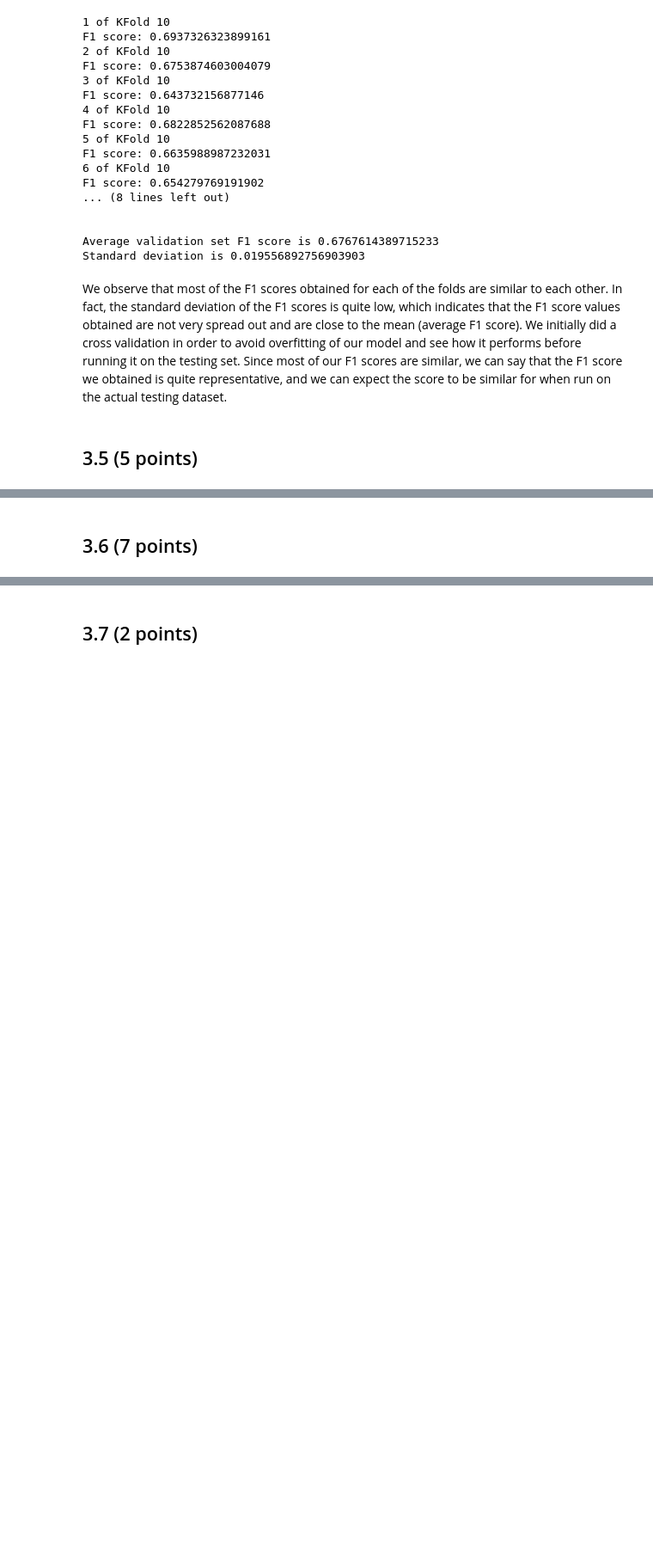
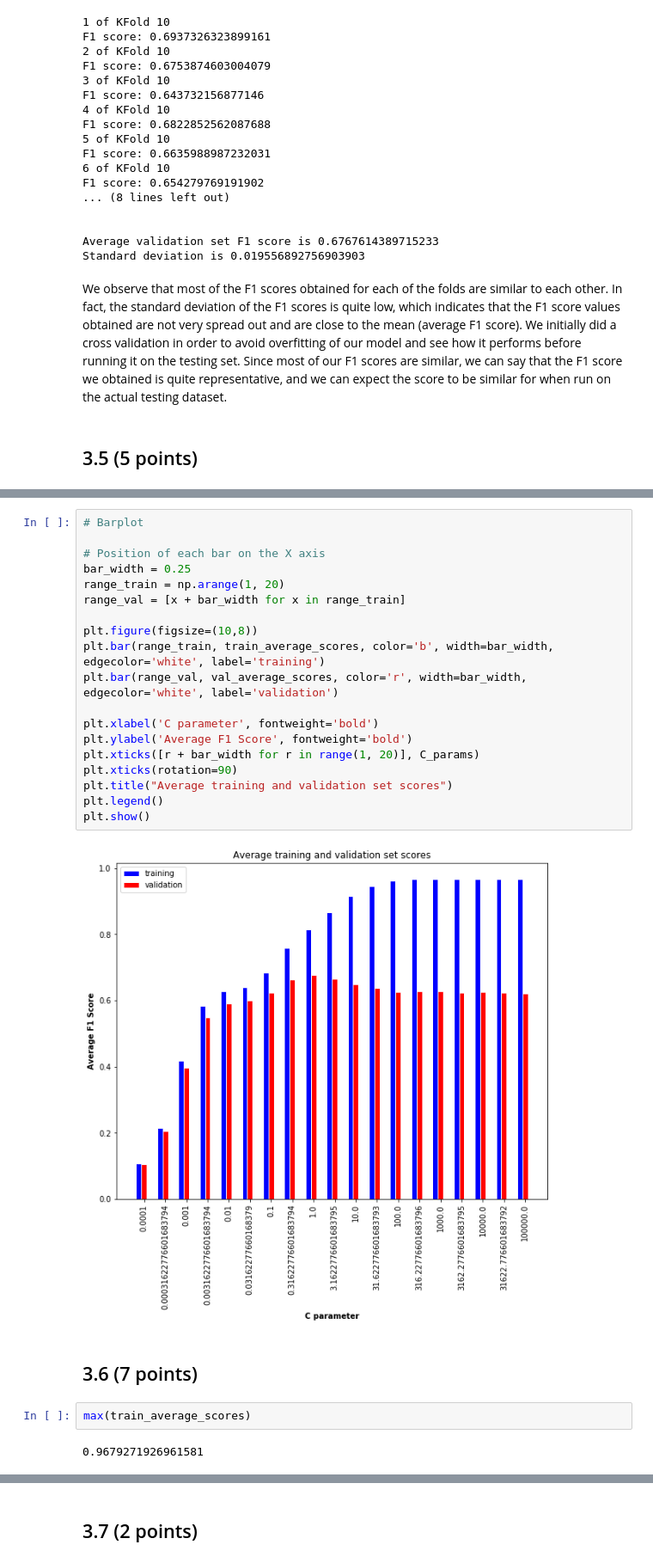
Before and after one commit to celinadong/IAML-CW2, a Jupyter notebook: Data/PartA/Part A - 20 Newsgroups.ipynb, the cells around one changed output, grey strips where cells are left out. Shown at 86% size. Cells and saved outputs as stored; diff of their text form; blank space fills up the shorter version.

```diff
--- a/Data/PartA/Part A - 20 Newsgroups.ipynb
+++ b/Data/PartA/Part A - 20 Newsgroups.ipynb
@@ -593,2 +635,27 @@ for C in C_params:
+# %%
+# Barplot
+
+# Position of each bar on the X axis
+bar_width = 0.25
+range_train = np.arange(1, 20)
+range_val = [x + bar_width for x in range_train]
+
+plt.figure(figsize=(10,8))
+plt.bar(range_train, train_average_scores, color='b', width=bar_width, edgecolor='white', label='training')
+plt.bar(range_val, val_average_scores, color='r', width=bar_width, edgecolor='white', label='validation')
+
+plt.xlabel('C parameter', fontweight='bold')
+plt.ylabel('Average F1 Score', fontweight='bold')
+plt.xticks([r + bar_width for r in range(1, 20)], C_params)
+plt.xticks(rotation=90)
+plt.title("Average training and validation set scores")
+plt.legend()
+plt.show()
+# %% [output]
+[figure, added]
 # %% [markdown]
 ## 3.6 (7 points)
+# %%
+max(train_average_scores)
+# %% [output]
+0.9679271926961581
```
Also changed, not shown: parts of 8 cells of this notebook.
